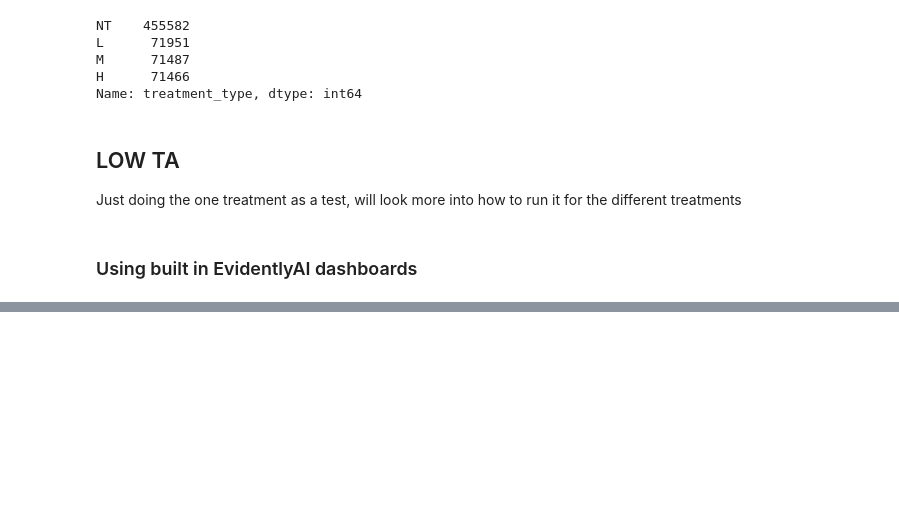
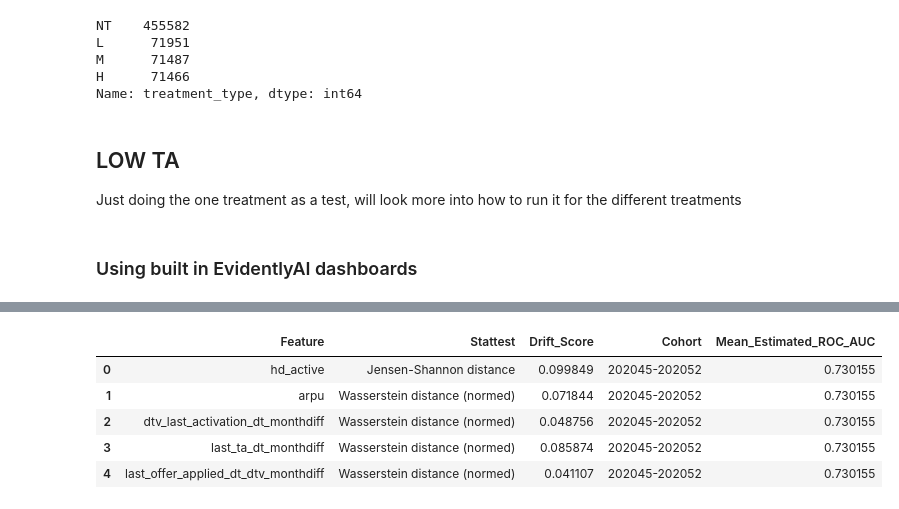
Before and after one commit to RHS23/POM-feature-drift, a Jupyter notebook: data_drift_dashboard.ipynb, the cells around one changed output, grey strips where cells are left out. Cells and saved outputs as stored; diff of their text form; code cells hidden in the pictures; blank space fills up the shorter version.

```diff
--- a/data_drift_dashboard.ipynb
+++ b/data_drift_dashboard.ipynb
@@ -122,5 +126,5 @@ for cohort in validation_cohorts:
         df.iloc[i, 2] = report['metrics'][1]['result']['drift_by_columns'][feature]['drift_score']
         df.iloc[i, 3] = cohort
 
-    drift_df = pd.concat([drift_df, df])
-drift_df.reset_index(inplace = True, drop = True)
+    plot_df = pd.concat([plot_df, df])
+plot_df.reset_index(inplace = True, drop = True)
@@ -127 +187,22 @@ drift_df.reset_index(inplace = True, drop = True)
+# %%
+# Manual method for including mean performance estimation in plot data table, will be automatic in practise as table will update each month so will
+# not need to worry about timestamp <-> cohort conversions.
+plot_df['Mean_Estimated_ROC_AUC'] = None
+
+def f(x):
+    if x.Cohort == '202045-202052': return sum([results.iloc[0, 9], results.iloc[1, 9]])/2
+    elif x.Cohort == '202053-202107': return sum([results.iloc[2, 9], results.iloc[3, 9]])/2
+    elif x.Cohort == '202108-202111': return sum([results.iloc[4, 9], results.iloc[5, 9]])/2
+    elif x.Cohort == '202116-202119': return sum([results.iloc[6, 9], results.iloc[7, 9]])/2
+    elif x.Cohort == '292124-202127': return results.iloc[8, 9]
+
+plot_df['Mean_Estimated_ROC_AUC'] = plot_df.apply(f, axis = 1)
+plot_df.head()
+# %% [output]
+|  | Feature | Stattest | Drift_Score | Cohort | Mean_Estimated_ROC_AUC |
+| 0 | hd_active | Jensen-Shannon distance | 0.099849 | 202045-202052 | 0.730155 |
+| 1 | arpu | Wasserstein distance (normed) | 0.071844 | 202045-202052 | 0.730155 |
+| 2 | dtv_last_activation_dt_monthdiff | Wasserstein distance (normed) | 0.048756 | 202045-202052 | 0.730155 |
+| 3 | last_ta_dt_monthdiff | Wasserstein distance (normed) | 0.085874 | 202045-202052 | 0.730155 |
+| 4 | last_offer_applied_dt_dtv_monthdiff | Wasserstein distance (normed) | 0.041107 | 202045-202052 | 0.730155 |
 # %%
```
Also changed, not shown: parts of 12 cells of this notebook, 5 other files.
